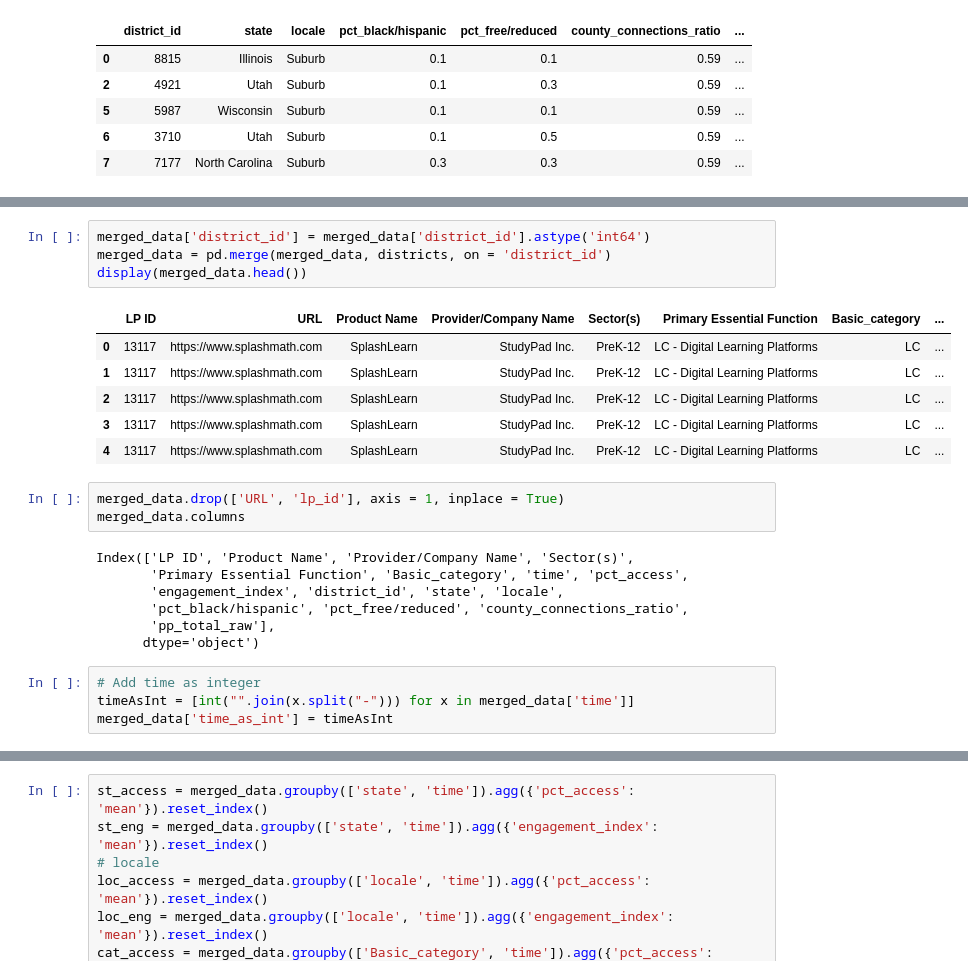
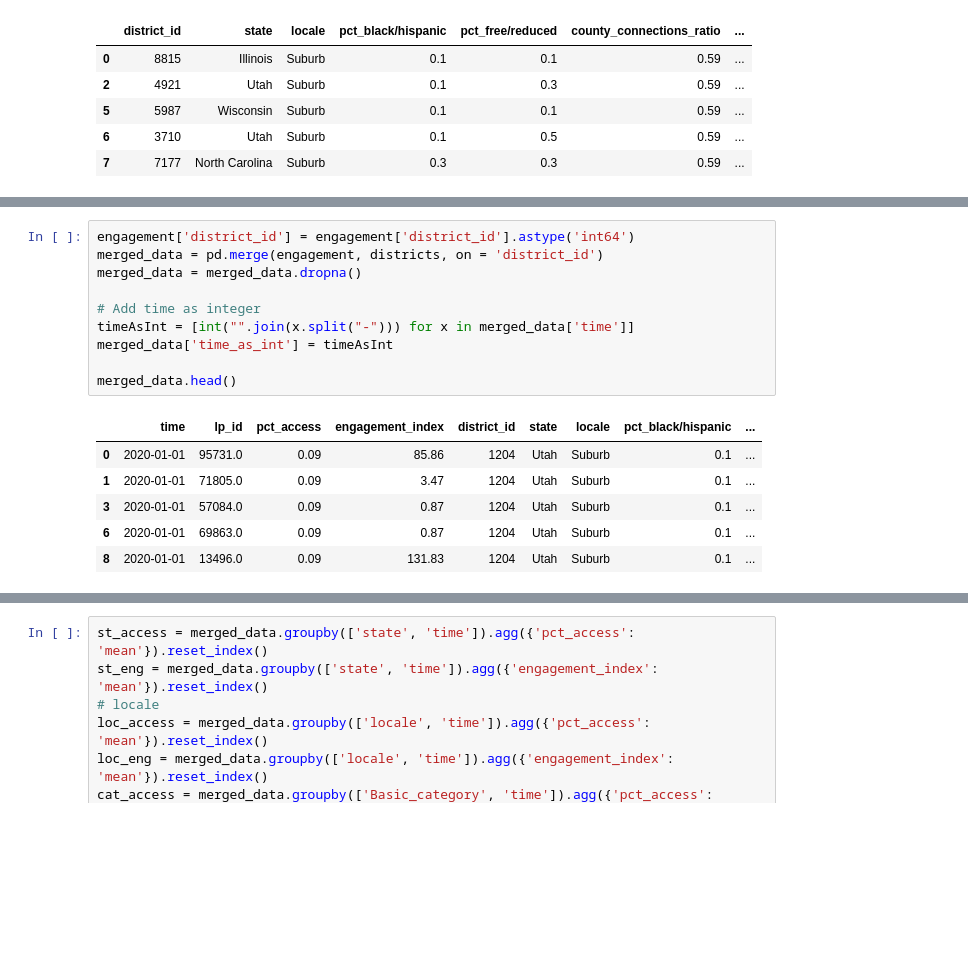
Before and after one commit to andrekovac/covid19-education-impact, a Jupyter notebook: racial_bias.ipynb, the cells around one changed output, grey strips where cells are left out. Drawn from its saved outputs; the diff is of its cells as text; blank space fills up the shorter version.

Commit message:
add several markdown sections and compute values inside merged data

```diff
--- a/racial_bias.ipynb
+++ b/racial_bias.ipynb
@@ -205,25 +171,17 @@ display(merged_data.head())
 # %%
-merged_data['district_id'] = merged_data['district_id'].astype('int64')
-merged_data = pd.merge(merged_data, districts, on = 'district_id')
-display(merged_data.head())
+engagement['district_id'] = engagement['district_id'].astype('int64')
+merged_data = pd.merge(engagement, districts, on = 'district_id')
+merged_data = merged_data.dropna()
+
+# Add time as integer
+timeAsInt = [int("".join(x.split("-"))) for x in merged_data['time']]
+merged_data['time_as_int'] = timeAsInt
+
+merged_data.head()
 # %% [output]
-|  | LP ID | URL | Product Name | Provider/Company Name | Sector(s) | Primary Essential Function | Basic_category | ... |
-| 0 | 13117 | https://www.splashmath.com | SplashLearn | StudyPad Inc. | PreK-12 | LC - Digital Learning Platforms | LC | ... |
-| 1 | 13117 | https://www.splashmath.com | SplashLearn | StudyPad Inc. | PreK-12 | LC - Digital Learning Platforms | LC | ... |
-| 2 | 13117 | https://www.splashmath.com | SplashLearn | StudyPad Inc. | PreK-12 | LC - Digital Learning Platforms | LC | ... |
-| 3 | 13117 | https://www.splashmath.com | SplashLearn | StudyPad Inc. | PreK-12 | LC - Digital Learning Platforms | LC | ... |
-| 4 | 13117 | https://www.splashmath.com | SplashLearn | StudyPad Inc. | PreK-12 | LC - Digital Learning Platforms | LC | ... |
+|  | time | lp_id | pct_access | engagement_index | district_id | state | locale | pct_black/hispanic | ... |
+| 0 | 2020-01-01 | 95731.0 | 0.09 | 85.86 | 1204 | Utah | Suburb | 0.1 | ... |
+| 1 | 2020-01-01 | 71805.0 | 0.09 | 3.47 | 1204 | Utah | Suburb | 0.1 | ... |
+| 3 | 2020-01-01 | 57084.0 | 0.09 | 0.87 | 1204 | Utah | Suburb | 0.1 | ... |
+| 6 | 2020-01-01 | 69863.0 | 0.09 | 0.87 | 1204 | Utah | Suburb | 0.1 | ... |
+| 8 | 2020-01-01 | 13496.0 | 0.09 | 131.83 | 1204 | Utah | Suburb | 0.1 | ... |
-# %%
-merged_data.drop(['URL', 'lp_id'], axis = 1, inplace = True)
-merged_data.columns
-# %% [output]
-Index(['LP ID', 'Product Name', 'Provider/Company Name', 'Sector(s)',
-       'Primary Essential Function', 'Basic_category', 'time', 'pct_access',
-       'engagement_index', 'district_id', 'state', 'locale',
-       'pct_black/hispanic', 'pct_free/reduced', 'county_connections_ratio',
-       'pp_total_raw'],
-      dtype='object')
-# %%
-# Add time as integer
-timeAsInt = [int("".join(x.split("-"))) for x in merged_data['time']]
-merged_data['time_as_int'] = timeAsInt
```
Also changed, not shown: parts of 44 cells of this notebook.
